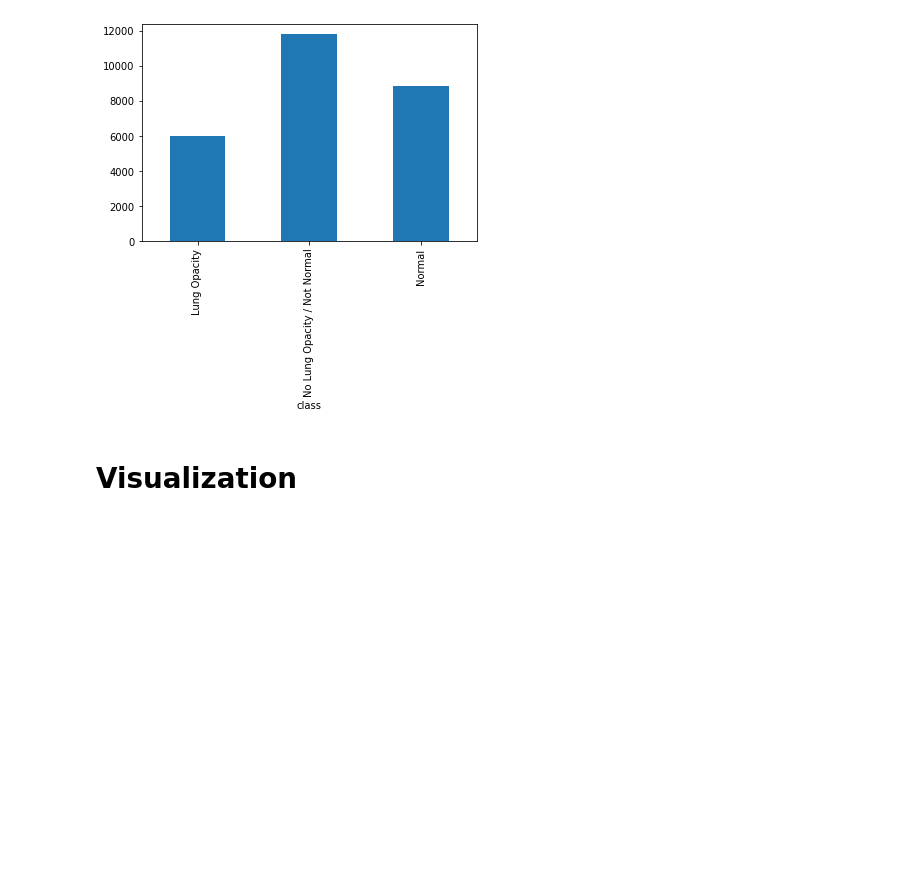
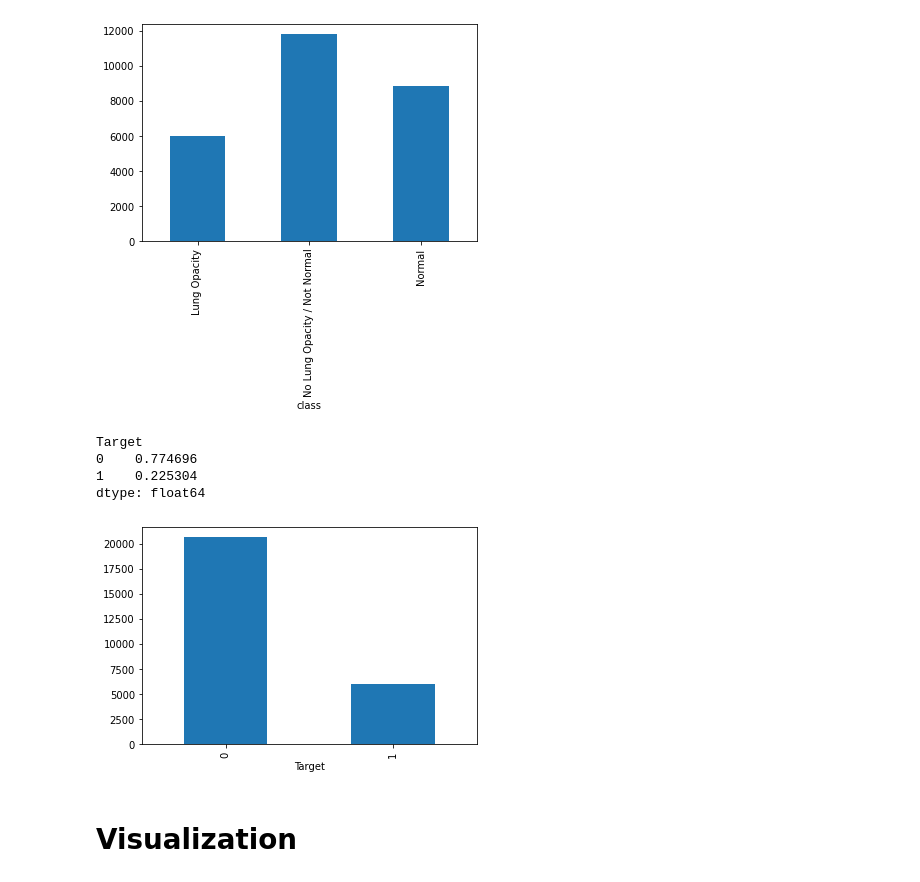
Before and after one commit to omarsayed7/RSNA-Pneumonia-Detection, a Jupyter notebook: RSNA_Pneumonia_Detection.ipynb, the cells around one changed output. Drawn from its saved outputs; the diff is of its cells as text; code cells hidden in the pictures; blank space fills up the shorter version.

```diff
--- a/RSNA_Pneumonia_Detection.ipynb
+++ b/RSNA_Pneumonia_Detection.ipynb
@@ -325,6 +283,15 @@ No Lung Opacity / Not Normal    0.443000
 Normal                          0.331697
 dtype: float64
 [figure]
+# %%
+unique_train_data.groupby('Target').size().plot.bar()
+print(unique_train_data.groupby('Target').size() / unique_train_data.shape[0])
+# %% [output]
+Target
+0    0.774696
+1    0.225304
+dtype: float64
+[figure, added]
 # %% [markdown]
 # Visualization
 # %% [markdown]
```
Also changed, not shown: parts of 16 cells of this notebook.
